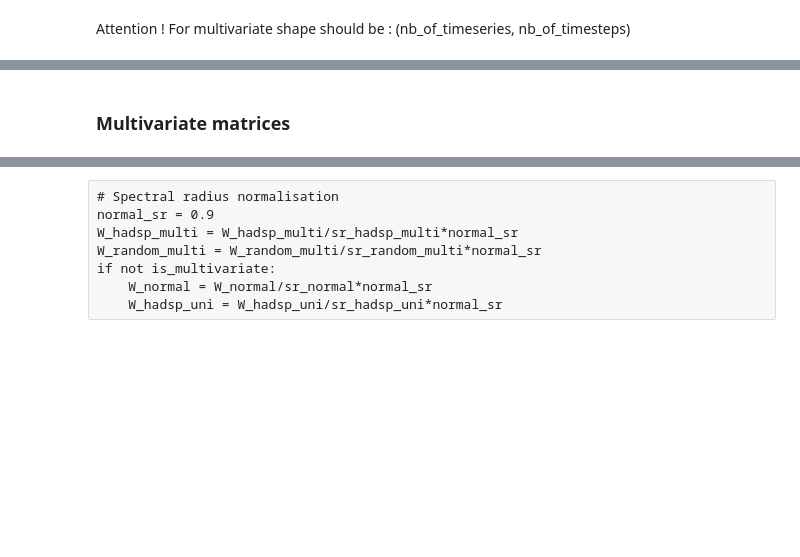
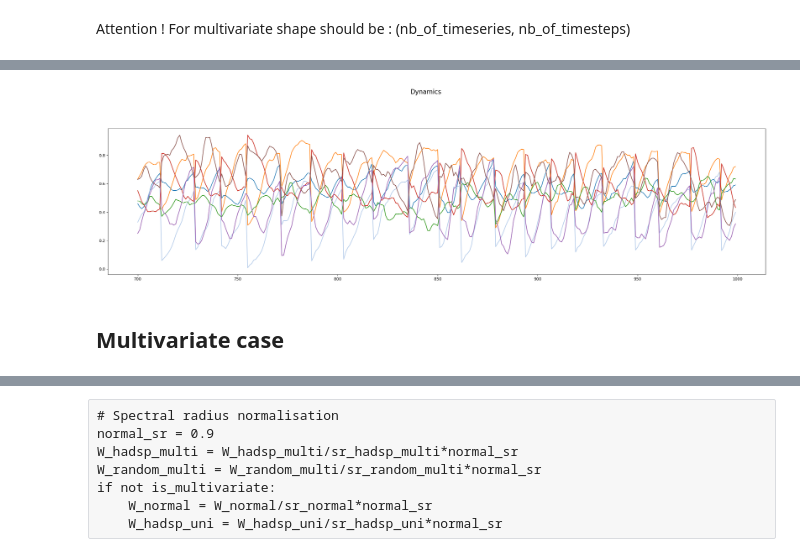
Before and after one commit to Finebouche/hag, a Jupyter notebook: General_framework.ipynb, the cells around one changed output, grey strips where cells are left out. Drawn from its saved outputs; the diff is of its cells as text; code cells hidden in the pictures; blank space fills up the shorter version.

```diff
--- a/General_framework.ipynb
+++ b/General_framework.ipynb
@@ -328,11 +271,0 @@ noise_std = 0.05
-# %%
-X_pretrain_band = X_train_band
-X_pretrain = X_train
-# PRETRAIN
-X_pretrain_band_noisy = []
-for instance in X_pretrain_band:
-    # Add noise to the time series
-    X_pretrain_band_noisy.append(instance + np.random.normal(0, noise_std, instance.shape))
-
-if not is_multivariate:
-    X_pretrain_noisy = X_pretrain + np.random.normal(0, noise_std, X_pretrain.shape)
@@ -453,0 +298,30 @@ if not is_instances_classification: #if prediction
+# %%
+if is_instances_classification:
+    # NOISE
+    # UNI
+
+    # MULTI
+    X_train_band_noisy = [instance + np.random.normal(0, noise_std, instance.shape) for instance in tqdm(X_train_band, desc="TRAIN")]
+    X_val_band_noisy = [instance + np.random.normal(0, noise_std, instance.shape) for instance in tqdm(X_val_band, desc="VAL")]
+    X_test_band_noisy = [instance + np.random.normal(0, noise_std, instance.shape) for instance in tqdm(X_test_band, desc="TEST")]
+
+    # DUPLICATION
+    X_train_band_duplicated = []
+    X_train_band_noisy_duplicated = []
+    for i in tqdm(range(len(X_train_band))):
+        X_train_band_duplicated.append(np.repeat(X_train_band[i], K, axis=1))
+        X_train_band_noisy_duplicated.append(np.repeat(X_train_band_noisy[i], K, axis=1))
+
+    X_val_band_duplicated = []
+    X_val_band_noisy_duplicated = []
+    for i in tqdm(range(len(X_val_band))):
+        X_val_band_duplicated.append(np.repeat(X_val_band[i], K, axis=1))
+        X_val_band_noisy_duplicated.append(np.repeat(X_val_band_noisy[i], K, axis=1))
+
+    X_test_band_duplicated = []
+    X_test_band_noisy_duplicated = []
+    for i in tqdm(range(len(X_test_band))):
+        X_test_band_duplicated.append(np.repeat(X_test_band[i], K, axis=1))
+        X_test_band_noisy_duplicated.append(np.repeat(X_test_band_noisy[i], K, axis=1))
+
+    del X_test_band, X_test_band_noisy, X_train_band, X_train_band_noisy, X_val_band, X_val_band_noisy
@@ -504,24 +454,26 @@ def initialise_and_train(input_scaling, n, input_connectivity, connectivity, bia
 # %%
 plt.figure(figsize=(30,14))
 plt.suptitle(f'Dynamics', fontsize=16)
 
 if is_instances_classification:
-    xtrain_to_plot =  np.concatenate(X_pretrain_band, axis=0).T
+    xtrain_to_plot =  np.concatenate(X_pretrain_multi, axis=1)
 else:
-    xtrain_to_plot = X_pretrain_multi
+    xtrain_to_plot = X_pretrain_multi.T
 
 # NEURON ACTIVITY PLOT
 ax0 = plt.subplot2grid((4, 3), (0, 0), colspan=3, rowspan=2)
 random_neurons_indices =  np.sort(np.random.randint(common_size*K, size=11)) #Size max is 19 because there is not enough colors
 colors = color_palette("tab20")
 # NUMBER_OF_STEP_TO_WATCH
 WATCH_FROM = 700
 WATCH_TO = 1000
 x =range(WATCH_FROM, WATCH_TO)
 j = 0
 for i in random_neurons_indices:
     ax0.plot(x, xtrain_to_plot[i][x], label=str(i), color=colors[j])
     j += 1
+# %% [output]
+[figure, added]
 # %% [markdown]
-### Multivariate matrices
+## Multivariate case
 # %%
```
Also changed, not shown: parts of 75 cells of this notebook, 3 other files.
